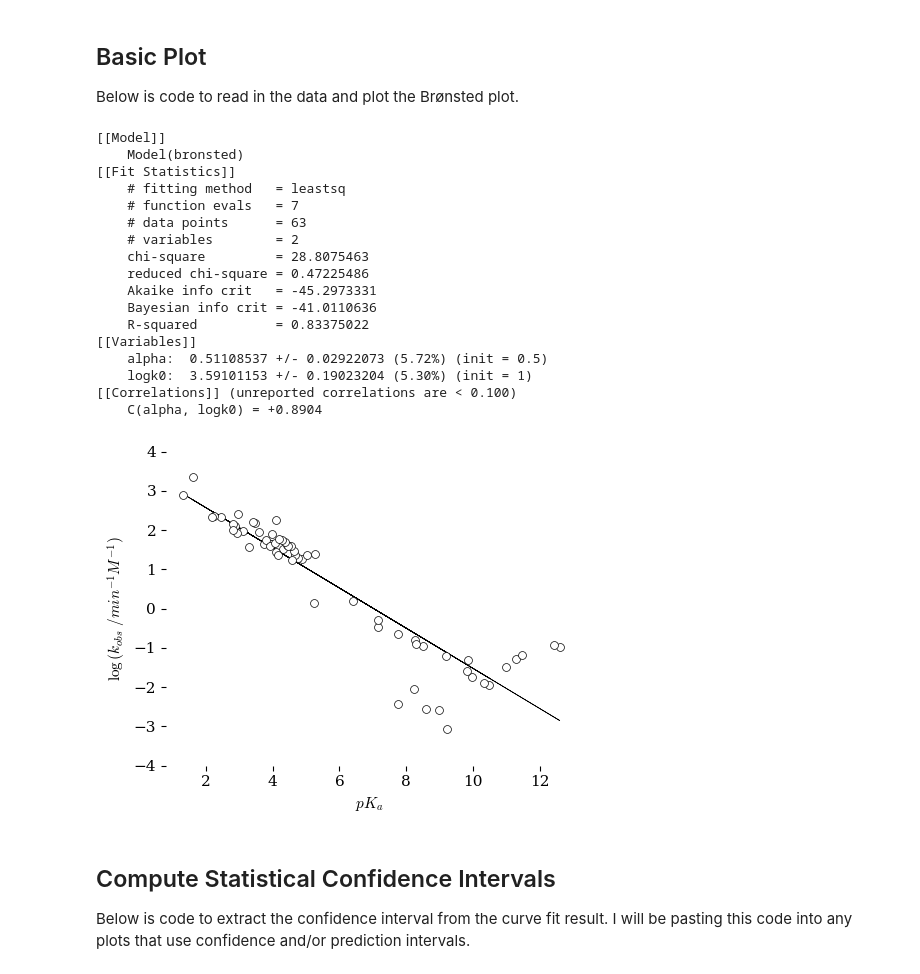
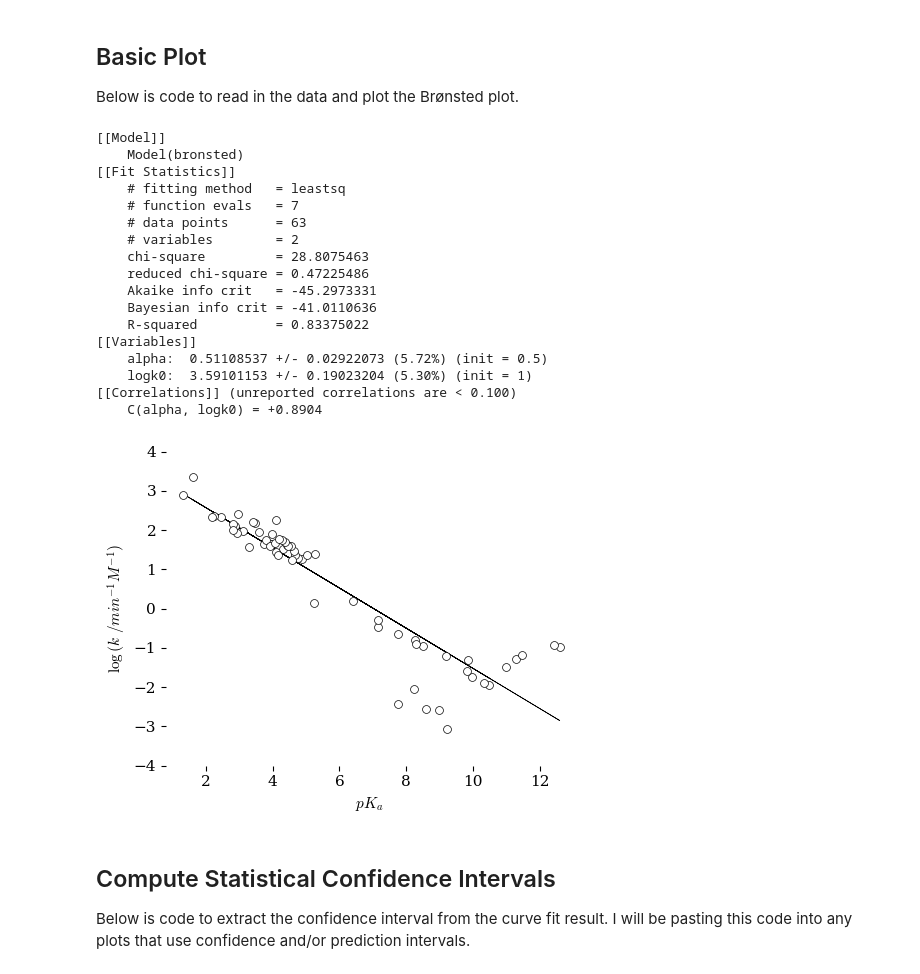
Before and after one commit to blinkletter/Chem4410Webbook, a Jupyter notebook: book/notebooks/A03_Bronsted_Plot/A03_CalcsAndPlots.ipynb, the cells around one changed output. Saved outputs shown, nothing was run; the diff lists cells and outputs as text; code cells hidden in the pictures.

```diff
--- a/book/notebooks/A03_Bronsted_Plot/A03_CalcsAndPlots.ipynb
+++ b/book/notebooks/A03_Bronsted_Plot/A03_CalcsAndPlots.ipynb
@@ -77,7 +77,6 @@ df = pd.read_csv(data_file,
              comment = "#")
 
 x = -np.log10(df["Ka"])
-#y = np.log10(df["k1 (10-5 hr-1)"] *1E-5)
 y = np.log10(df["k"])
 
 def bronsted(pKa, alpha, logk0):
@@ -117,7 +116,7 @@ fig, ax = plt.subplots(nrows=1, ncols=1, figsize=[5,4])
 # Settings for plot
 ax.set(
 #          title = Title,
-          ylabel=r"$\log{(k_{obs}\ /min^{-1}M^{-1})}$",
+          ylabel=r"$\log{(k\ /min^{-1}M^{-1})}$",
           xlabel=r"$pK_a$ ",
 #          xlim=[np.min(x)-0.2, np.max(x)+0.2],
           xlim=[0.8, 13],
@@ -157,34 +156,34 @@ name = "plot2"
 # Plot as .pdf
 plt.savefig(f"plots/{name}.pdf")
 
 ### Set face of plot to transparent
 ax.patch.set_facecolor([0, 0, 0, 0])
 
 # Plot as .png with transparent background
 plt.savefig(f"plots/{name}.png", dpi=600,
             facecolor = [0, 0, 0, 0],
         )
 # display plot in notebook
 plt.show()
 # %% [output]
 [[Model]]
     Model(bronsted)
 [[Fit Statistics]]
     # fitting method   = leastsq
     # function evals   = 7
     # data points      = 63
     # variables        = 2
     chi-square         = 28.8075463
     reduced chi-square = 0.47225486
     Akaike info crit   = -45.2973331
     Bayesian info crit = -41.0110636
     R-squared          = 0.83375022
 [[Variables]]
     alpha:  0.51108537 +/- 0.02922073 (5.72%) (init = 0.5)
     logk0:  3.59101153 +/- 0.19023204 (5.30%) (init = 1)
 [[Correlations]] (unreported correlations are < 0.100)
     C(alpha, logk0) = +0.8904
-[figure, old version]
+[figure, new version]
 # %% [markdown]
 ## Compute Statistical Confidence Intervals
 
```
Also changed, not shown: parts of 6 cells of this notebook, 11 other files.
